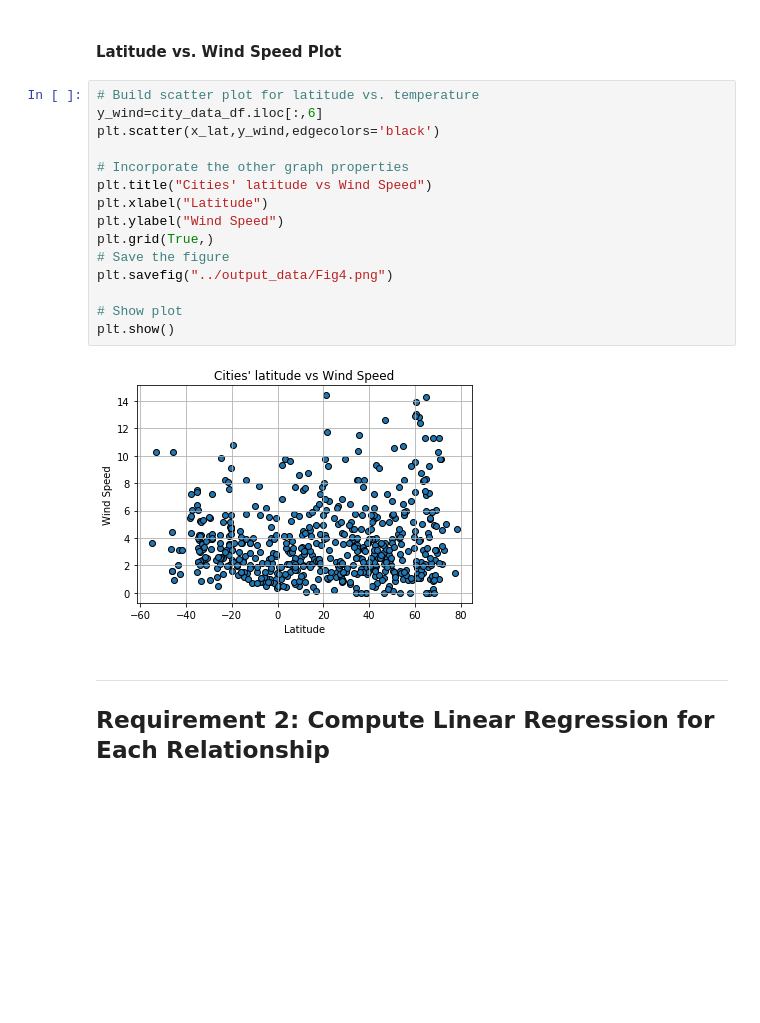
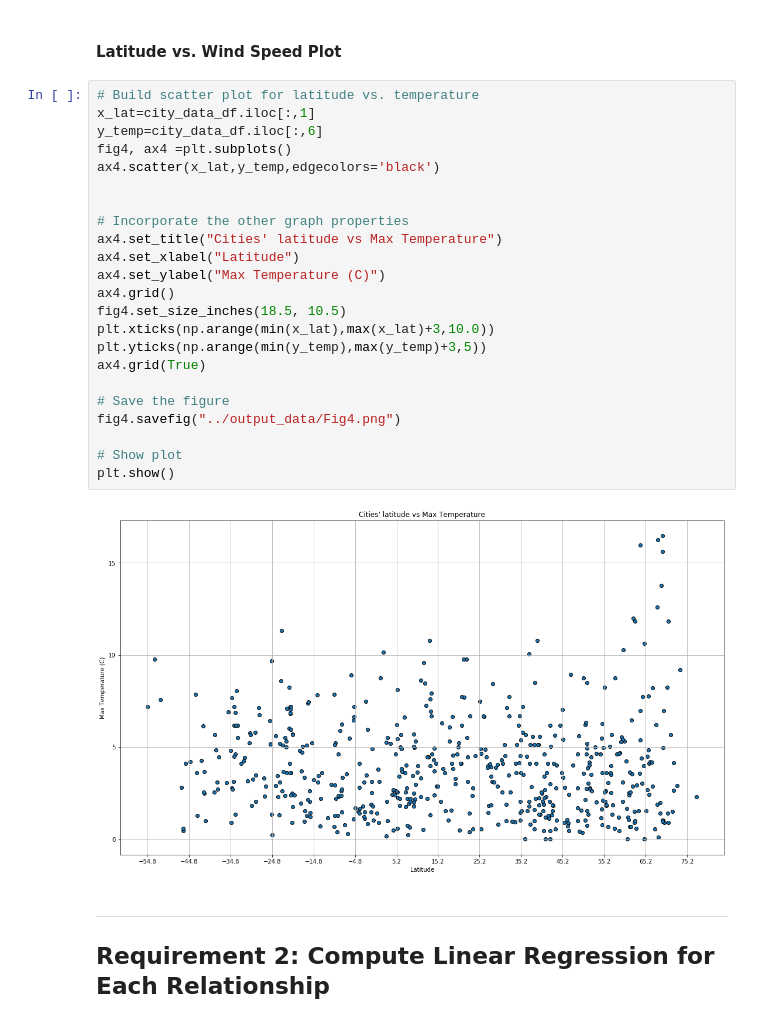
Before and after one commit to minmincg/python-api-challenge, a Jupyter notebook: WeatherPy/WeatherPy.ipynb, the cells around one changed output. Saved outputs shown, nothing was run; the diff lists cells and outputs as text; blank space fills up the shorter version.

```diff
--- a/WeatherPy/WeatherPy.ipynb
+++ b/WeatherPy/WeatherPy.ipynb
@@ -276,21 +278,29 @@ plt.show()
 #### Latitude vs. Wind Speed Plot
 # %%
 # Build scatter plot for latitude vs. temperature
-y_wind=city_data_df.iloc[:,6]
-plt.scatter(x_lat,y_wind,edgecolors='black')
+x_lat=city_data_df.iloc[:,1]
+y_temp=city_data_df.iloc[:,6]
+fig4, ax4 =plt.subplots()
+ax4.scatter(x_lat,y_temp,edgecolors='black')
+
 
 # Incorporate the other graph properties
-plt.title("Cities' latitude vs Wind Speed")
-plt.xlabel("Latitude")
-plt.ylabel("Wind Speed")
-plt.grid(True,)
+ax4.set_title("Cities' latitude vs Max Temperature")
+ax4.set_xlabel("Latitude")
+ax4.set_ylabel("Max Temperature (C)")
+ax4.grid()
+fig4.set_size_inches(18.5, 10.5)
+plt.xticks(np.arange(min(x_lat),max(x_lat)+3,10.0))
+plt.yticks(np.arange(min(y_temp),max(y_temp)+3,5))
+ax4.grid(True)
+
 # Save the figure
-plt.savefig("../output_data/Fig4.png")
+fig4.savefig("../output_data/Fig4.png")
 
 # Show plot
 plt.show()
 # %% [output]
-[figure, old version]
+[figure, new version]
 # %% [markdown]
 ---
 
```
Also changed, not shown: parts of 27 cells of this notebook, 10 other files.
